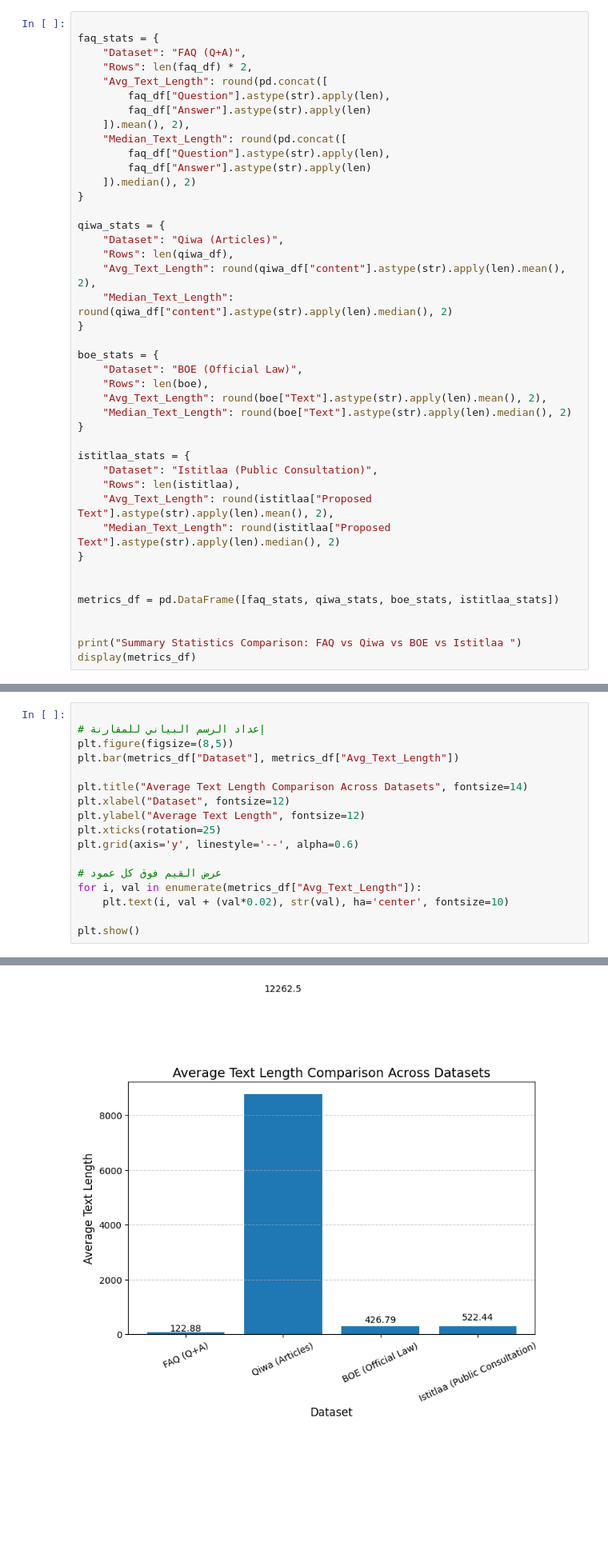
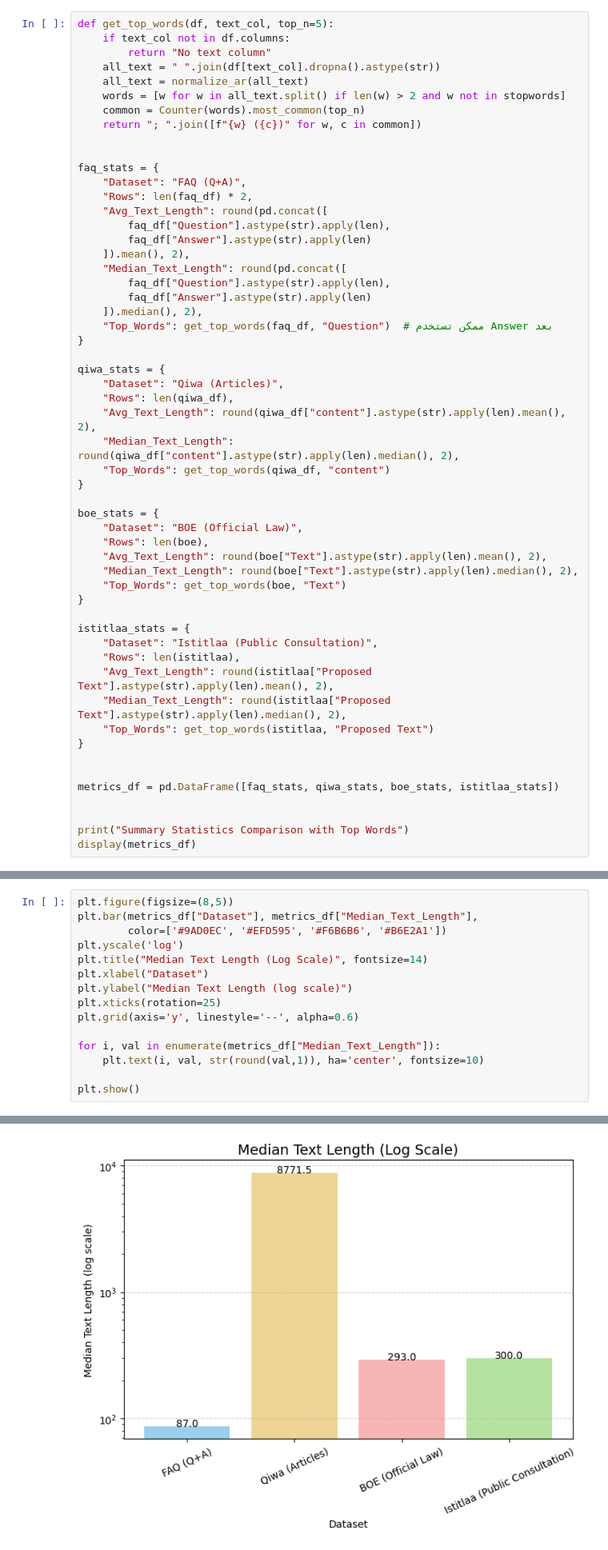
Before and after one commit to Malakk555/Data-Science-Project, a Jupyter notebook: EDA/EDA.ipynb, the cells around one changed output, grey strips where cells are left out. Shown at 80% size. Drawn from its saved outputs; the diff is of its cells as text; blank space fills up the shorter version.

```diff
--- a/EDA/EDA.ipynb
+++ b/EDA/EDA.ipynb
@@ -1557,4 +1559,13 @@ Top 10 in BOE:
 # %%
+def get_top_words(df, text_col, top_n=5):
+    if text_col not in df.columns:
+        return "No text column"
+    all_text = " ".join(df[text_col].dropna().astype(str))
+    all_text = normalize_ar(all_text)
+    words = [w for w in all_text.split() if len(w) > 2 and w not in stopwords]
+    common = Counter(words).most_common(top_n)
+    return "; ".join([f"{w} ({c})" for w, c in common])
+
 
 faq_stats = {
     "Dataset": "FAQ (Q+A)",
@@ -1566,34 +1577,38 @@ faq_stats = {
     "Median_Text_Length": round(pd.concat([
         faq_df["Question"].astype(str).apply(len),
         faq_df["Answer"].astype(str).apply(len)
-    ]).median(), 2)
+    ]).median(), 2),
+    "Top_Words": get_top_words(faq_df, "Question")  # ممكن تستخدم Answer بعد
 }
 
 qiwa_stats = {
     "Dataset": "Qiwa (Articles)",
     "Rows": len(qiwa_df),
     "Avg_Text_Length": round(qiwa_df["content"].astype(str).apply(len).mean(), 2),
-    "Median_Text_Length": round(qiwa_df["content"].astype(str).apply(len).median(), 2)
+    "Median_Text_Length": round(qiwa_df["content"].astype(str).apply(len).median(), 2),
+    "Top_Words": get_top_words(qiwa_df, "content")
 }
 
 boe_stats = {
     "Dataset": "BOE (Official Law)",
     "Rows": len(boe),
     "Avg_Text_Length": round(boe["Text"].astype(str).apply(len).mean(), 2),
-    "Median_Text_Length": round(boe["Text"].astype(str).apply(len).median(), 2)
+    "Median_Text_Length": round(boe["Text"].astype(str).apply(len).median(), 2),
+    "Top_Words": get_top_words(boe, "Text")
 }
 
 istitlaa_stats = {
     "Dataset": "Istitlaa (Public Consultation)",
     "Rows": len(istitlaa),
     "Avg_Text_Length": round(istitlaa["Proposed Text"].astype(str).apply(len).mean(), 2),
-    "Median_Text_Length": round(istitlaa["Proposed Text"].astype(str).apply(len).median(), 2)
+    "Median_Text_Length": round(istitlaa["Proposed Text"].astype(str).apply(len).median(), 2),
+    "Top_Words": get_top_words(istitlaa, "Proposed Text")
 }
 
 
 metrics_df = pd.DataFrame([faq_stats, qiwa_stats, boe_stats, istitlaa_stats])
 
 
-print("Summary Statistics Comparison: FAQ vs Qiwa vs BOE vs Istitlaa ")
+print("Summary Statistics Comparison with Top Words")
 display(metrics_df)
 # %% [output]
@@ -1606,18 +1623,16 @@ Summary Statistics Comparison: FAQ vs Qiwa vs BOE vs Istitlaa
 # %%
-
-# إعداد الرسم البياني للمقارنة
 plt.figure(figsize=(8,5))
-plt.bar(metrics_df["Dataset"], metrics_df["Avg_Text_Length"])
-
-plt.title("Average Text Length Comparison Across Datasets", fontsize=14)
-plt.xlabel("Dataset", fontsize=12)
-plt.ylabel("Average Text Length", fontsize=12)
+plt.bar(metrics_df["Dataset"], metrics_df["Median_Text_Length"],
+        color=['#9AD0EC', '#EFD595', '#F6B6B6', '#B6E2A1'])
+plt.yscale('log')
+plt.title("Median Text Length (Log Scale)", fontsize=14)
+plt.xlabel("Dataset")
+plt.ylabel("Median Text Length (log scale)")
 plt.xticks(rotation=25)
 plt.grid(axis='y', linestyle='--', alpha=0.6)
 
-# عرض القيم فوق كل عمود
-for i, val in enumerate(metrics_df["Avg_Text_Length"]):
-    plt.text(i, val + (val*0.02), str(val), ha='center', fontsize=10)
+for i, val in enumerate(metrics_df["Median_Text_Length"]):
+    plt.text(i, val, str(round(val,1)), ha='center', fontsize=10)
 
 plt.show()
 # %% [output]
@@ -1637,5 +1652,5 @@ WARNING:matplotlib.font_manager:findfont: Font family 'Noto Naskh Arabic' not fo
 WARNING:matplotlib.font_manager:findfont: Font family 'Noto Naskh Arabic' not found.
 WARNING:matplotlib.font_manager:findfont: Font family 'Noto Naskh Arabic' not found.
 WARNING:matplotlib.font_manager:findfont: Font family 'Noto Naskh Arabic' not found.
 WARNING:matplotlib.font_manager:findfont: Font family 'Noto Naskh Arabic' not found.
-[figure, old version]
+[figure, new version]
```
Also changed, not shown: parts of 10 cells of this notebook.
